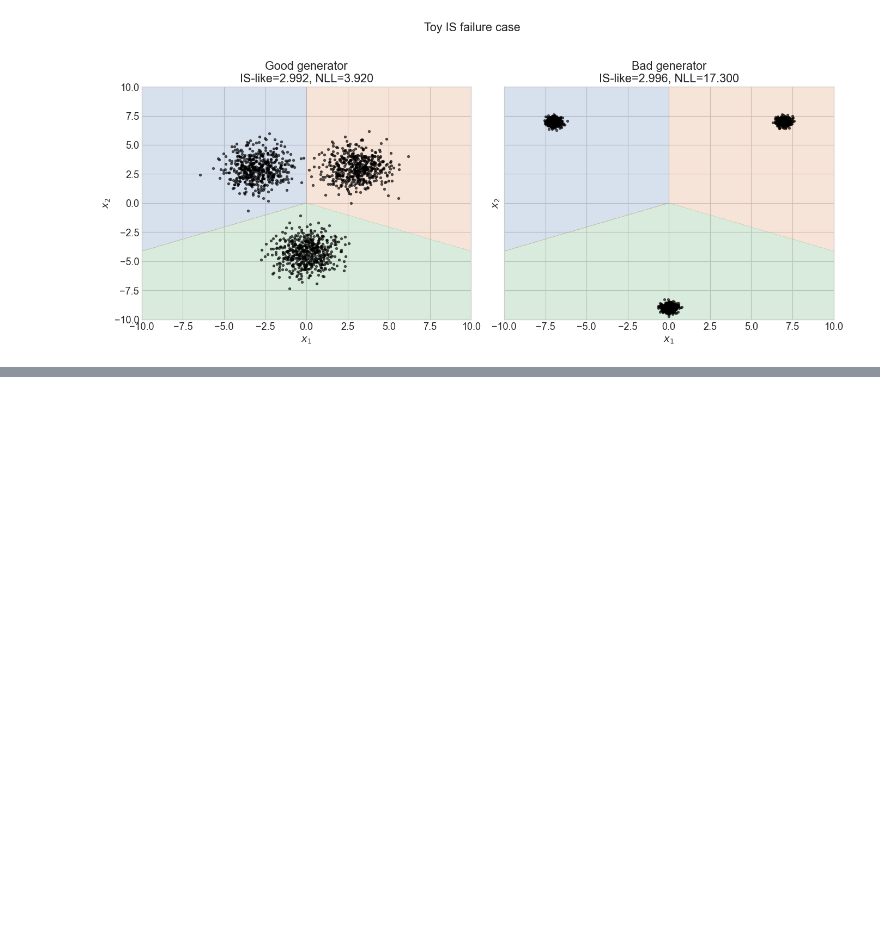
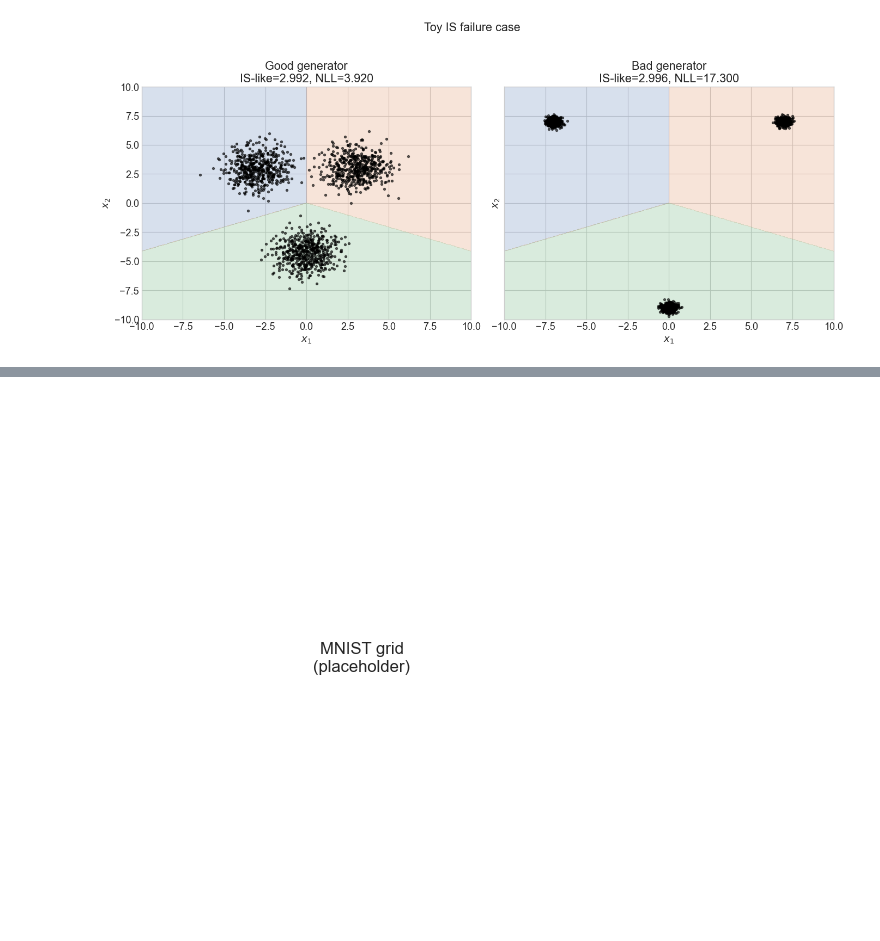
Before and after one commit to LukeCPadmore/personal-blog, a Jupyter notebook: notebooks/image_eval.ipynb, the cells around one changed output, grey strips where cells are left out. Saved outputs shown, nothing was run; the diff lists cells and outputs as text; code cells hidden in the pictures; blank space fills up the shorter version.

Commit message:
Adding reference placeholder

```diff
--- a/notebooks/image_eval.ipynb
+++ b/notebooks/image_eval.ipynb
@@ -503,0 +474,91 @@ plt.show()
+# %%
+# Blog figures: MNIST grid + example digit and a classifier output bar chart
+#
+# Note: we use a global seaborn "whitegrid" style in this notebook, but for the
+# classifier-output bar chart we explicitly disable gridlines to match the blog styling.
+
+from pathlib import Path
+
+# --- MNIST sample images ---
+# Try to generate real MNIST images (requires torch/torchvision + download on first run).
+# If unavailable, fall back to placeholders so the blog doesn't 404.
+try:
+    import torch  # noqa: F401
+    from torchvision.datasets import MNIST
+    from torchvision import transforms
+
+    ds = MNIST(
+        root=str(Path.home() / ".cache" / "torchvision"),
+        train=False,
+        download=True,
+        transform=transforms.ToTensor(),
+    )
+
+    # Grid of MNIST samples (with labels)
+    n = 16
+    fig, axes = plt.subplots(4, 4, figsize=(6.5, 6.5))
+    for ax, (img, y) in zip(axes.ravel(), [ds[i] for i in range(n)]):
+        ax.imshow(img.squeeze(0), cmap="gray", vmin=0, vmax=1)
+        ax.set_title(str(int(y)), fontsize=10)
+        ax.set_axis_off()
+    plt.tight_layout()
+    plt.savefig(IMAGE_DIR / "mnist_grid.png", dpi=180, bbox_inches="tight")
+    plt.show()
+
+    # Single example digit "2" (used in the classifier-output example)
+    idx2 = next(i for i in range(len(ds)) if int(ds[i][1]) == 2)
+    img2, _ = ds[idx2]
+    fig, ax = plt.subplots(figsize=(2.4, 2.4))
+    ax.imshow(img2.squeeze(0), cmap="gray", vmin=0, vmax=1)
+    ax.set_axis_off()
+    plt.tight_layout()
+    plt.savefig(IMAGE_DIR / "mnist_digit_2.png", dpi=220, bbox_inches="tight")
+    plt.savefig(IMAGE_DIR / "mnist-sample.png", dpi=220, bbox_inches="tight")  # backwards compat
+    plt.show()
+
+except Exception as e:
+    # Placeholders
+    fig, ax = plt.subplots(figsize=(5.5, 5.5))
+    ax.text(0.5, 0.5, "MNIST grid\n(placeholder)", ha="center", va="center", fontsize=12)
+    ax.set_axis_off()
+    plt.tight_layout()
+    plt.savefig(IMAGE_DIR / "mnist_grid.png", dpi=180, bbox_inches="tight")
+    plt.show()
+
+    fig, ax = plt.subplots(figsize=(2.4, 2.4))
+    ax.text(0.5, 0.5, "digit 2\n(placeholder)", ha="center", va="center", fontsize=12)
+    ax.set_axis_off()
+    plt.tight_layout()
+    plt.savefig(IMAGE_DIR / "mnist_digit_2.png", dpi=220, bbox_inches="tight")
+    plt.savefig(IMAGE_DIR / "mnist-sample.png", dpi=220, bbox_inches="tight")
+    plt.show()
+
+# --- Classifier output bar chart ---
+probs = np.array([0.01, 0.02, 0.93, 0.02, 0.01, 0.00, 0.00, 0.01, 0.00, 0.00])
+classes = np.arange(10)
+fig, ax = plt.subplots(figsize=(7, 4))
+ax.bar(classes, probs)
+ax.set_xlim(classes.min() - 0.5, classes.max() + 0.5)
+ax.set_xticks(classes)
+ax.set_xticklabels([str(c) for c in classes])
+ax.set_xlabel(r"$y$")
+ax.set_ylabel(r"$c(y\mid x)$")
+ax.set_ylim(0, max(0.05, probs.max() * 1.12))
+
+# Style: no background grid (override seaborn whitegrid)
+ax.grid(False)
+ax.xaxis.grid(False)
+ax.yaxis.grid(False)
+ax.set_facecolor("white")
+fig.patch.set_facecolor("white")
+sns.despine(ax=ax)
+
+for c, p in zip(classes, probs):
+    y_text = p + 0.005 if p > 0 else 0.005
+    ax.text(c, y_text, f"{p:.2f}", ha="center", va="bottom", fontsize=10)
+ax.set_title("Classifier Output")
+plt.tight_layout()
+plt.savefig(IMAGE_DIR / "classifier-output-bars.png", dpi=180, bbox_inches="tight")
+plt.show()
+# %% [output]
+[figure, added]
```
Also changed, not shown: parts of 3 cells of this notebook, 2 other files.
